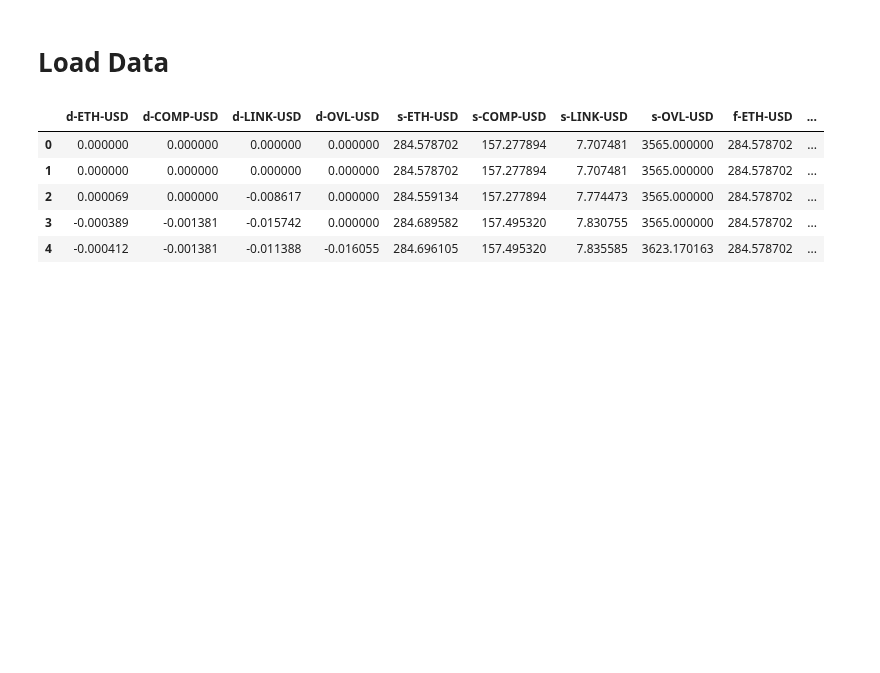
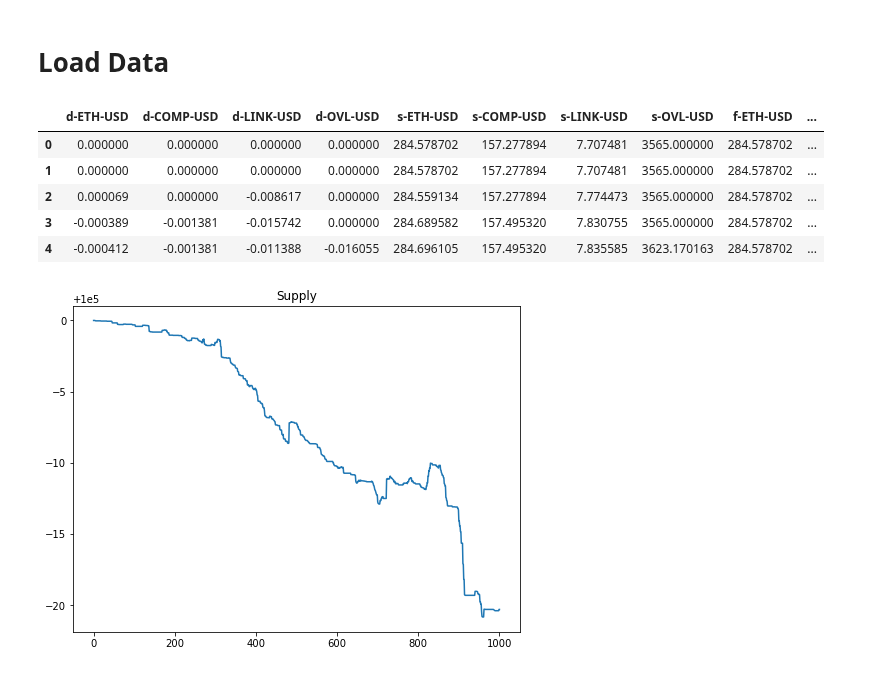
Before and after one commit to overlay-market/overlay-monetary, a Jupyter notebook: notebooks/Agent Based Simulation Performance Analysis.ipynb, the cells around one changed output. Drawn from its saved outputs; the diff is of its cells as text; code cells hidden in the pictures; blank space fills up the shorter version.

Commit message:
- added visualizations based on fast simulations

```diff
--- a/notebooks/Agent Based Simulation Performance Analysis.ipynb
+++ b/notebooks/Agent Based Simulation Performance Analysis.ipynb
@@ -27,6 +27,23 @@ from ovm.monetary.agents import (
 from ovm.monetary.markets import MonetaryFMarket
 from ovm.monetary.model import MonetaryModel
 from ovm.monetary.options import DataCollectionOptions
+from ovm.monetary.plot_labels import (
+    price_deviation_label,
+    spot_price_label,
+    futures_price_label,
+    skew_label,
+    inventory_wealth_ovl_label,
+    inventory_wealth_usd_label,
+    GINI_LABEL,
+    GINI_ARBITRAGEURS_LABEL,
+    SUPPLY_LABEL,
+    TREASURY_LABEL,
+    LIQUIDITY_LABEL,
+    is_deviation_label,
+    is_spot_price_label,
+    is_futures_price_label,
+    is_skew_label
+)
 
 from ovm.monetary.reporters import *
 from ovm.monetary.data_io import construct_ticker_to_series_of_prices_map
@@ -39,6 +56,7 @@ from ovm.tickers import (
 )
 
 from ovm.time_resolution import TimeResolution
+DEFAULT_FIGURE_SIZE = (8, 6)
 # %%
 logger = logging.getLogger(__name__)
 logger.level
@@ -57,7 +75,7 @@ logging.root.level
 # %% [markdown]
 # Set Parameters
 # %%
-number_of_steps_to_simulate = 100
+number_of_steps_to_simulate = 1000
 
 TIME_RESOLUTION = TimeResolution.FIFTEEN_SECONDS
 DATA_SIM_RNG = 42
@@ -70,3 +88,9 @@ TICKERS = [ETH_USD_TICKER,
            # less than half a year of simulation (can we use a different token instead)
            YFI_USD_TICKER
            ]
+
+OVL_USD_REPLACEMENT_TICKER = 'YFI-USD'
+OVL_USD_TICKER = 'OVL-USD'
+
+TICKERS_WITH_OVL = [OVL_USD_TICKER if ticker == OVL_USD_REPLACEMENT_TICKER else ticker for ticker in TICKERS]
+TICKERS_WITH_OVL
@@ -78,7 +105,8 @@ skew_labels = []
 ticker_to_time_series_of_prices_map = \
     construct_ticker_to_series_of_prices_map(data_sim_rng=DATA_SIM_RNG,
                                              time_resolution=TIME_RESOLUTION,
-                                             tickers=TICKERS)
+                                             tickers=TICKERS,
+                                             ovl_ticker=OVL_USD_REPLACEMENT_TICKER)
 # %%
 # """
 # Configure visualization elements and instantiate a server
@@ -204,0 +239,6 @@ plt.plot()
+# %%
+plt.figure(0, figsize=DEFAULT_FIGURE_SIZE);
+plt.plot(model_vars_df.loc[:, SUPPLY_LABEL]);
+plt.title(SUPPLY_LABEL);
+# %% [output]
+[figure, added]
```
Also changed, not shown: parts of 11 cells of this notebook, 3 other files.
